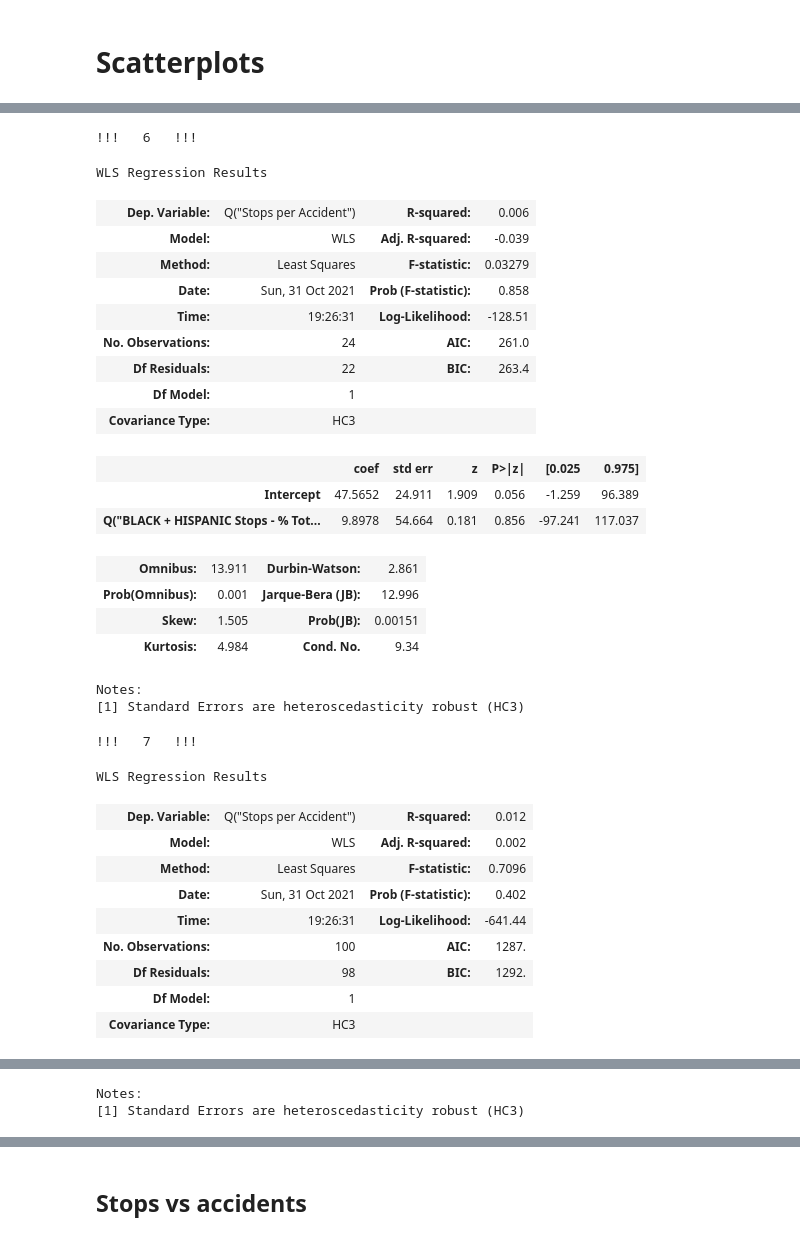
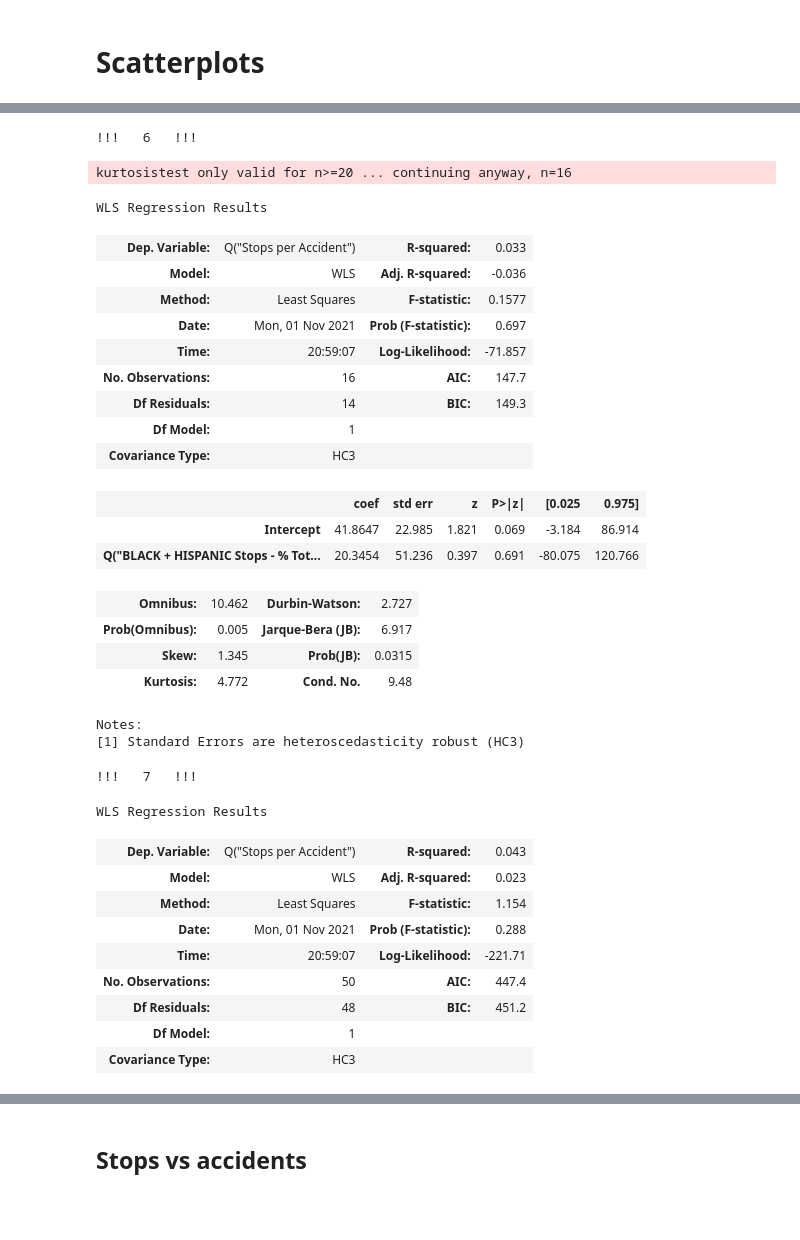
Before and after one commit to m-gaster/Policing-Thesis, a Jupyter notebook: Re-Analysis - 2021/Stops vs Accidents Distribution/Stops vs Accidents Distribution.ipynb, the cells around one changed output, grey strips where cells are left out. Cells and saved outputs as stored; diff of their text form; code cells hidden in the pictures; blank space fills up the shorter version.

```diff
--- a/Re-Analysis - 2021/Stops vs Accidents Distribution/Stops vs Accidents Distribution.ipynb
+++ b/Re-Analysis - 2021/Stops vs Accidents Distribution/Stops vs Accidents Distribution.ipynb
@@ -208,7 +182,8 @@ def create_grouped_dataframes2(dataframe:pd.DataFrame, resolutions:list, numerat
     race_count_dict = {race_col: race_count_fncs for race_col in ['Race',
                                                                   'Search Race',
                                                                   'Citation Race',
-                                                                  'Arrest Race']
+                                                                  'Arrest Race']#,
+                                                                #   'Probable Cause']
                        }
     # other_cols_agg = {'Stops':pd.NamedAgg(column="Latitude", aggfunc='count')}
 
@@ -229,7 +204,6 @@ def create_grouped_dataframes2(dataframe:pd.DataFrame, resolutions:list, numerat
         # why am I doing it like this..? just put it in the agg dict ffs
         other_col_grouped = dataframe.groupby(by=f'H3 Encoding - Res={resolution}').agg(
             Stops=pd.NamedAgg(column='Latitude', aggfunc='count'))
-
         grouped_dataframes[resolution] = pd.concat([grouped_dataframes[resolution], other_col_grouped], axis='columns')
 
         # add geo-coordinates
@@ -240,9 +214,9 @@ def create_grouped_dataframes2(dataframe:pd.DataFrame, resolutions:list, numerat
         grouped_dataframes[resolution].columns = rename_agg_cols(grouped_dataframes[resolution].columns)
 
         # add % of total columns
-        pct_cols = create_race_pct_total_cols(dataframe=grouped_dataframes2[resolution],
-                                              metric_types=['Stops','Arrest','Citation','Search Conducted'])
-        grouped_dataframes[resolution] = pd.concat([grouped_dataframes2[resolution], pct_cols], axis='columns')
+        pct_cols = create_race_pct_total_cols(dataframe=grouped_dataframes[resolution],
+                                              metric_types=['Stops','Arrest','Citation','Search Conducted'])#, 'Probable Cause'
+        grouped_dataframes[resolution] = pd.concat([grouped_dataframes[resolution], pct_cols], axis='columns')
 
         # # return grouped_dataframes
         # # Create "... Per Stop", "... Per Citation"
@@ -253,7 +227,7 @@ def create_grouped_dataframes2(dataframe:pd.DataFrame, resolutions:list, numerat
         # Black + Hispanic Metrics
         for metric_type in ['Stops','Arrest','Citation','Search Conducted']:
             try:
-                grouped_dataframes2[resolution][f'BLACK + HISPANIC {metric_type} - % Total'] = grouped_dataframes2[resolution][f'{metric_type} - % Total - BLACK'] + grouped_dataframes2[resolution][f'{metric_type} - % Total - HISPANIC']
+                grouped_dataframes[resolution][f'BLACK + HISPANIC {metric_type} - % Total'] = grouped_dataframes[resolution][f'{metric_type} - % Total - BLACK'] + grouped_dataframes[resolution][f'{metric_type} - % Total - HISPANIC']
             except:
                 print(f"Couldn't make 'BLACK + HISPANIC {metric_type} - % Total' col")
 
@@ -297,11 +266,11 @@ Resolution 10 has 11153 many cells (approx 106.0 X 106.0)
 # %% [markdown]
 # Scatterplots
 # %%
-def regress_stops_per_acc_black_hisp_stops(resolution):
+def regress_stops_per_acc_black_hisp_stops(resolution:int, query_str:str):
     mod = smf.wls(formula='''Q("Stops per Accident") ~ Q("BLACK + HISPANIC Stops - % Total")
                   ''',
-                  data=grouped_dataframes2[resolution],
-                  weights=grouped_dataframes2[resolution]['Stops'])
+                  data=grouped_dataframes2[resolution].query(query_str),
+                  weights=grouped_dataframes2[resolution].query(query_str)['Stops'])
 
     res = mod.fit(cov_type='HC3')
     print(f'!!!   {resolution}   !!!')
@@ -311,44 +286,47 @@ def regress_stops_per_acc_black_hisp_stops(resolution):
 # %%
 for res in RESOLUTIONS:
-   regress_stops_per_acc_black_hisp_stops(resolution=res)
+   query_str = 'Stops > 100 and Accident > 25'
 
-   px.scatter(data_frame=grouped_dataframes2[res].query('Stops > 100'),
-               x='BLACK + HISPANIC Stops - % Total',
+   regress_stops_per_acc_black_hisp_stops(resolution=res, query_str=query_str)
+
+   px.scatter(data_frame=grouped_dataframes2[res].query(query_str),
+               x='Stops - % Total - BLACK',
                y='Stops per Accident',
                size='Stops',
             #    color='Stops - % Total - WHITE',
                trendline='ols',
                title=res).show()
 # %% [output]
 !!!   6   !!!
-WLS Regression Results
+kurtosistest only valid for n>=20 ... continuing anyway, n=16
+WLS Regression Results
-| Dep. Variable: | Q("Stops per Accident") | R-squared: | 0.006 |
-| Model: | WLS | Adj. R-squared: | -0.039 |
-| Method: | Least Squares | F-statistic: | 0.03279 |
-| Date: | Sun, 31 Oct 2021 | Prob (F-statistic): | 0.858 |
-| Time: | 19:26:31 | Log-Likelihood: | -128.51 |
-| No. Observations: | 24 | AIC: | 261.0 |
-| Df Residuals: | 22 | BIC: | 263.4 |
+| Dep. Variable: | Q("Stops per Accident") | R-squared: | 0.033 |
+| Model: | WLS | Adj. R-squared: | -0.036 |
+| Method: | Least Squares | F-statistic: | 0.1577 |
+| Date: | Mon, 01 Nov 2021 | Prob (F-statistic): | 0.697 |
+| Time: | 20:59:07 | Log-Likelihood: | -71.857 |
+| No. Observations: | 16 | AIC: | 147.7 |
+| Df Residuals: | 14 | BIC: | 149.3 |
 | Df Model: | 1 |  |  |
 | Covariance Type: | HC3 |  |  |
 |  | coef | std err | z | P>|z| | [0.025 | 0.975] |
-| Intercept | 47.5652 | 24.911 | 1.909 | 0.056 | -1.259 | 96.389 |
-| Q("BLACK + HISPANIC Stops - % Tot... | 9.8978 | 54.664 | 0.181 | 0.856 | -97.241 | 117.037 |
+| Intercept | 41.8647 | 22.985 | 1.821 | 0.069 | -3.184 | 86.914 |
+| Q("BLACK + HISPANIC Stops - % Tot... | 20.3454 | 51.236 | 0.397 | 0.691 | -80.075 | 120.766 |
-| Omnibus: | 13.911 | Durbin-Watson: | 2.861 |
-| Prob(Omnibus): | 0.001 | Jarque-Bera (JB): | 12.996 |
-| Skew: | 1.505 | Prob(JB): | 0.00151 |
-| Kurtosis: | 4.984 | Cond. No. | 9.34 |
+| Omnibus: | 10.462 | Durbin-Watson: | 2.727 |
+| Prob(Omnibus): | 0.005 | Jarque-Bera (JB): | 6.917 |
+| Skew: | 1.345 | Prob(JB): | 0.0315 |
+| Kurtosis: | 4.772 | Cond. No. | 9.48 |
-Notes:
-[1] Standard Errors are heteroscedasticity robust (HC3)
-!!!   7   !!!
+Notes:
+[1] Standard Errors are heteroscedasticity robust (HC3)
-WLS Regression Results
+!!!   7   !!!
+WLS Regression Results
-| Dep. Variable: | Q("Stops per Accident") | R-squared: | 0.012 |
-| Model: | WLS | Adj. R-squared: | 0.002 |
-| Method: | Least Squares | F-statistic: | 0.7096 |
-| Date: | Sun, 31 Oct 2021 | Prob (F-statistic): | 0.402 |
-| Time: | 19:26:31 | Log-Likelihood: | -641.44 |
-| No. Observations: | 100 | AIC: | 1287. |
-| Df Residuals: | 98 | BIC: | 1292. |
+| Dep. Variable: | Q("Stops per Accident") | R-squared: | 0.043 |
+| Model: | WLS | Adj. R-squared: | 0.023 |
+| Method: | Least Squares | F-statistic: | 1.154 |
+| Date: | Mon, 01 Nov 2021 | Prob (F-statistic): | 0.288 |
+| Time: | 20:59:07 | Log-Likelihood: | -221.71 |
+| No. Observations: | 50 | AIC: | 447.4 |
+| Df Residuals: | 48 | BIC: | 451.2 |
 | Df Model: | 1 |  |  |
 | Covariance Type: | HC3 |  |  |
 |  | coef | std err | z | P>|z| | [0.025 | 0.975] |
@@ -361,2 +338,0 @@ WLS Regression Results
-Notes:
-[1] Standard Errors are heteroscedasticity robust (HC3)
```
Also changed, not shown: parts of 8 cells of this notebook, 4 other files.
